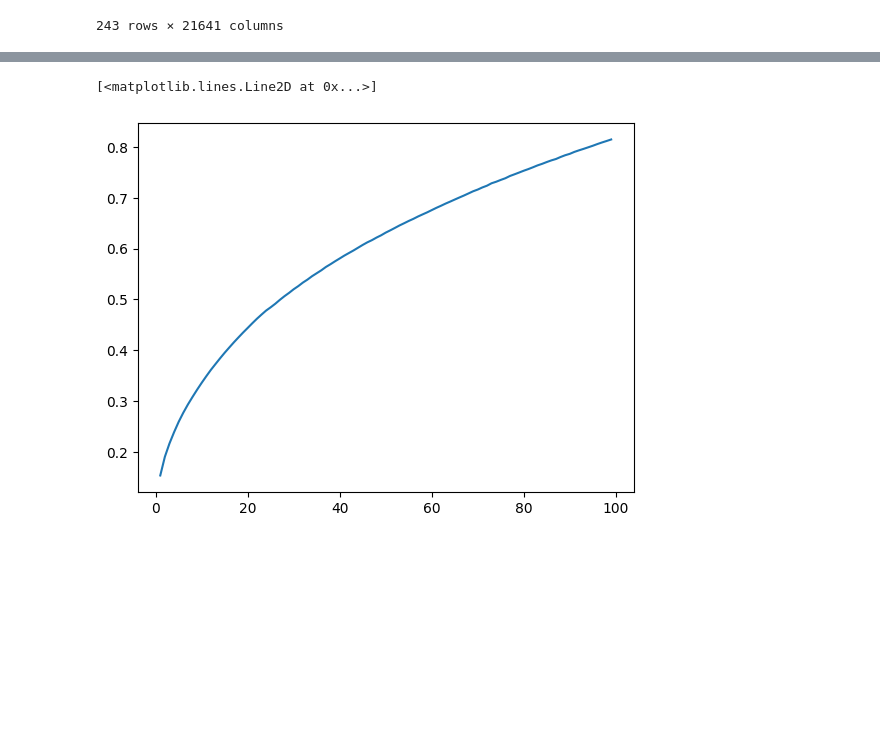
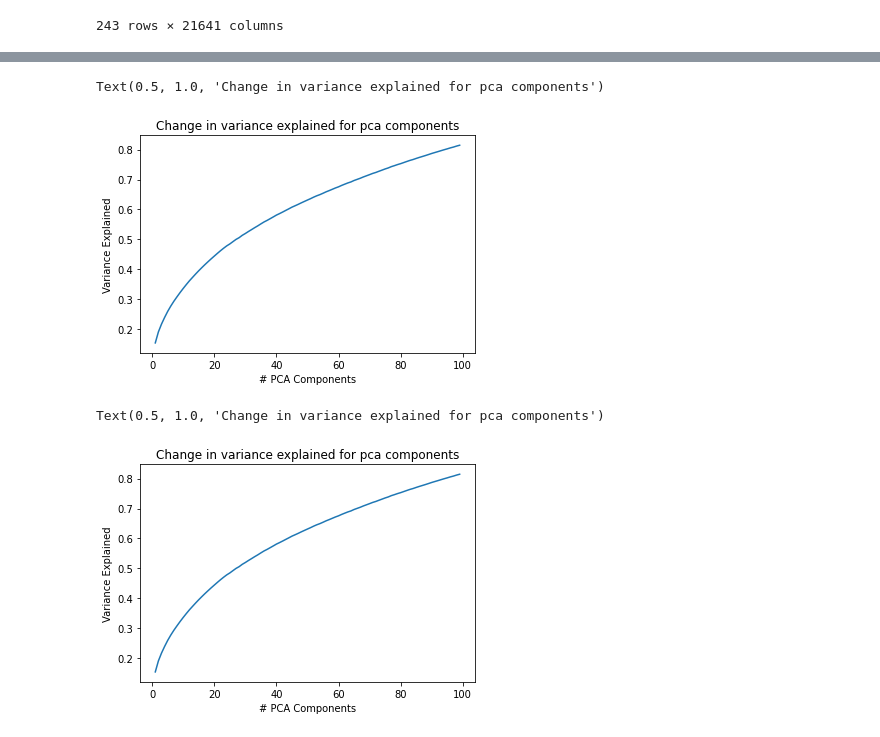
Before and after one commit to andreafabbricatore/ailab, a Jupyter notebook: andrea.ipynb, the cells around one changed output, grey strips where cells are left out. Drawn from its saved outputs; the diff is of its cells as text; code cells hidden in the pictures; blank space fills up the shorter version.

```diff
--- a/andrea.ipynb
+++ b/andrea.ipynb
@@ -223,8 +221,14 @@ for i in range(1,100):
     pca = PCA(n_components=i)
     pca.fit_transform(scaled_df)
     accuracies.append(sum(pca.explained_variance_ratio_))
-
-plt.plot([i for i in range(1,100)], accuracies)
 # %% [output]
-[<matplotlib.lines.Line2D at 0x...>]
+Text(0.5, 1.0, 'Change in variance explained for pca components')
-[figure, old version]
+[figure, new version]
+# %%
+plt.plot([i for i in range(1,100)], accuracies)
+plt.xlabel("# PCA Components")
+plt.ylabel("Variance Explained")
+plt.title("Change in variance explained for pca components")
+# %% [output]
+Text(0.5, 1.0, 'Change in variance explained for pca components')
+[figure, added]
```
Also changed, not shown: parts of 2 cells of this notebook.
